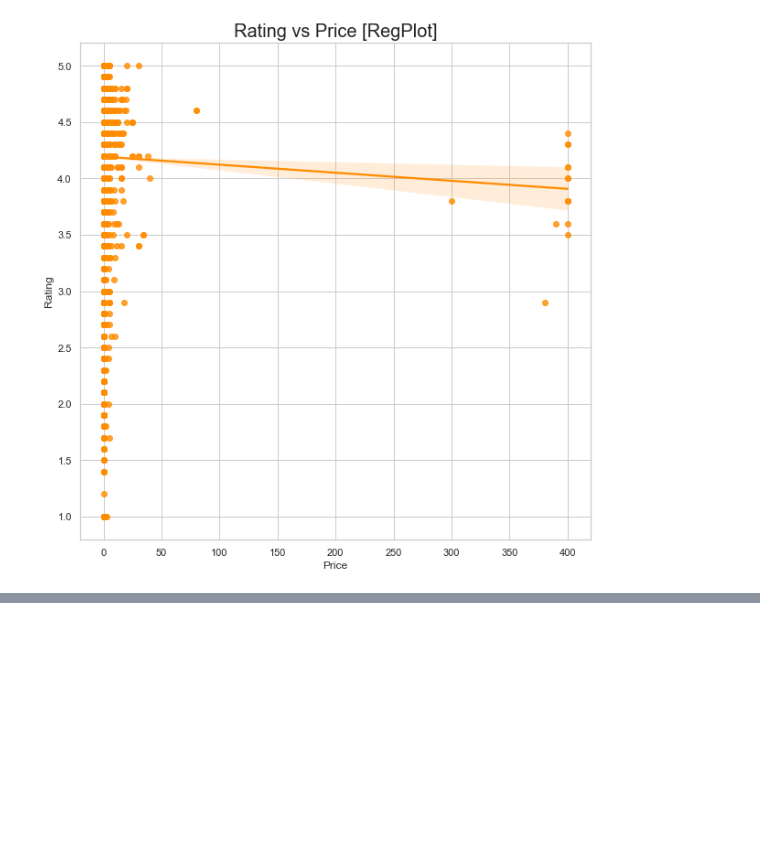
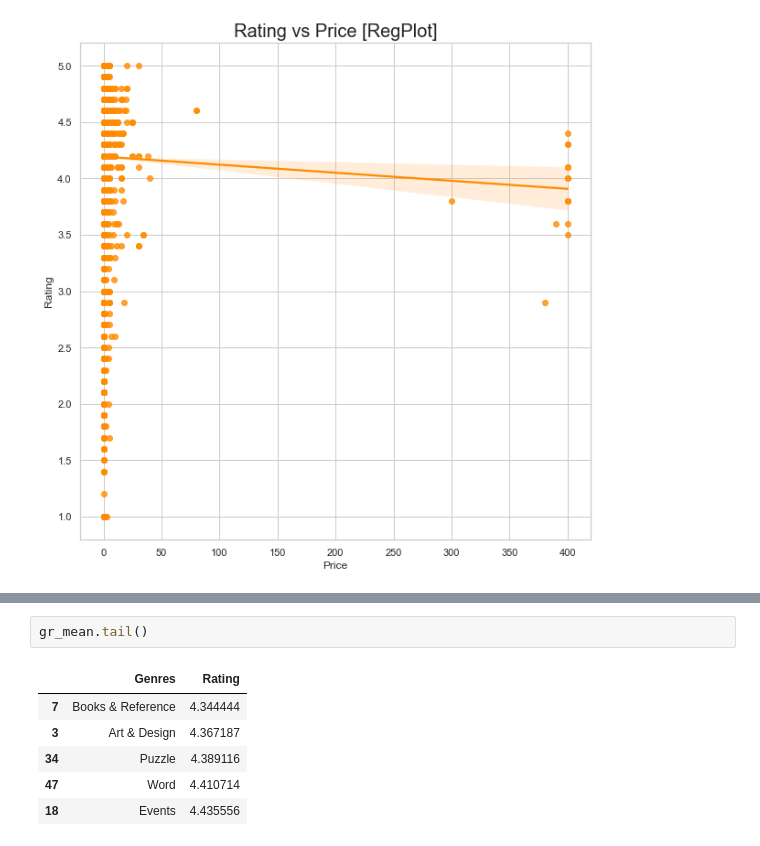
Before and after one commit to cs145442/pet-projects, a Jupyter notebook: google-play-store-apps/High rated games on playstore.ipynb, the cells around one changed output, grey strips where cells are left out. Saved outputs shown, nothing was run; the diff lists cells and outputs as text; blank space fills up the shorter version.

```diff
--- a/google-play-store-apps/High rated games on playstore.ipynb
+++ b/google-play-store-apps/High rated games on playstore.ipynb
@@ -102,0 +129,9 @@ Text(0.5, 1.0, 'Rating vs Price [RegPlot]')
+# %%
+gr_mean.tail()
+# %% [output]
+|  | Genres | Rating |
+| 7 | Books & Reference | 4.344444 |
+| 3 | Art & Design | 4.367187 |
+| 34 | Puzzle | 4.389116 |
+| 47 | Word | 4.410714 |
+| 18 | Events | 4.435556 |
```
Also changed, not shown: parts of 5 cells of this notebook.
